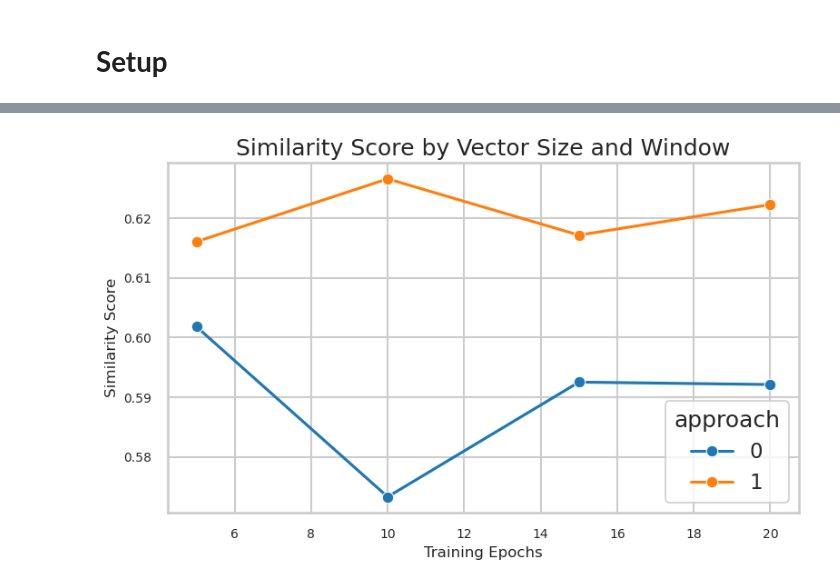
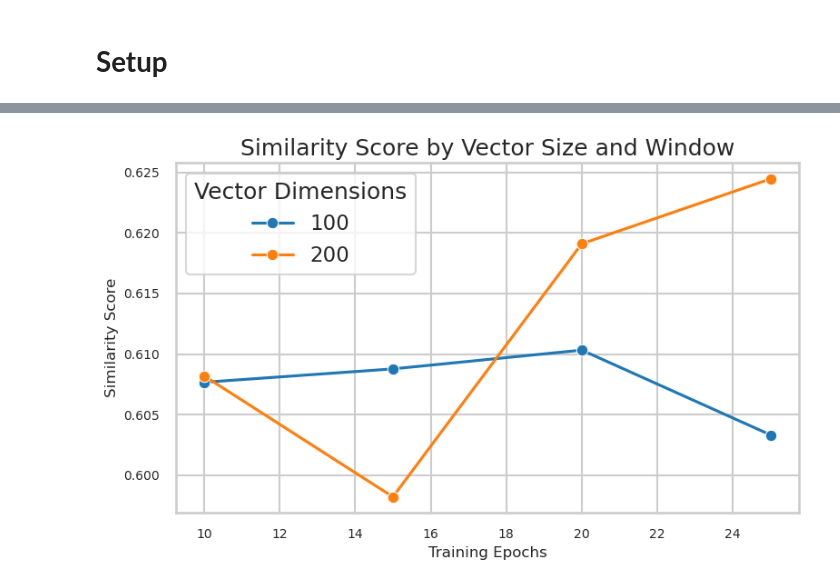
Before and after one commit to eric-d-knowles/ngram-prep, a Jupyter notebook: notebooks/training_workflow.ipynb, the cells around one changed output, grey strips where cells are left out. Drawn from its saved outputs; the diff is of its cells as text; code cells hidden in the pictures.

```diff
--- a/notebooks/training_workflow.ipynb
+++ b/notebooks/training_workflow.ipynb
@@ -93,13 +94,13 @@ Results saved to:     ...LP_models/Google_Books/20200217/eng/5gram_files/evaluat
 # %%
 eval_file = '/vast/edk202/NLP_models/Google_Books/20200217/eng/5gram_files/evaluation_results_test.csv'
 
 plot_evaluation_results(
     csv_file=eval_file,
     metric='similarity_score',
-    x_vars=['epochs', 'approach'],
+    x_vars=['epochs', 'vector_size'],
     plot_type='line',
     plot_title='Similarity Score by Vector Size and Window'
 )
 # %% [output]
-[figure, old version]
+[figure, new version]
 |  | model | year | weight_by | vector_size | window | min_count | approach | epochs | similarity_score |
```
Also changed, not shown: parts of 3 cells of this notebook, 4 other files.
